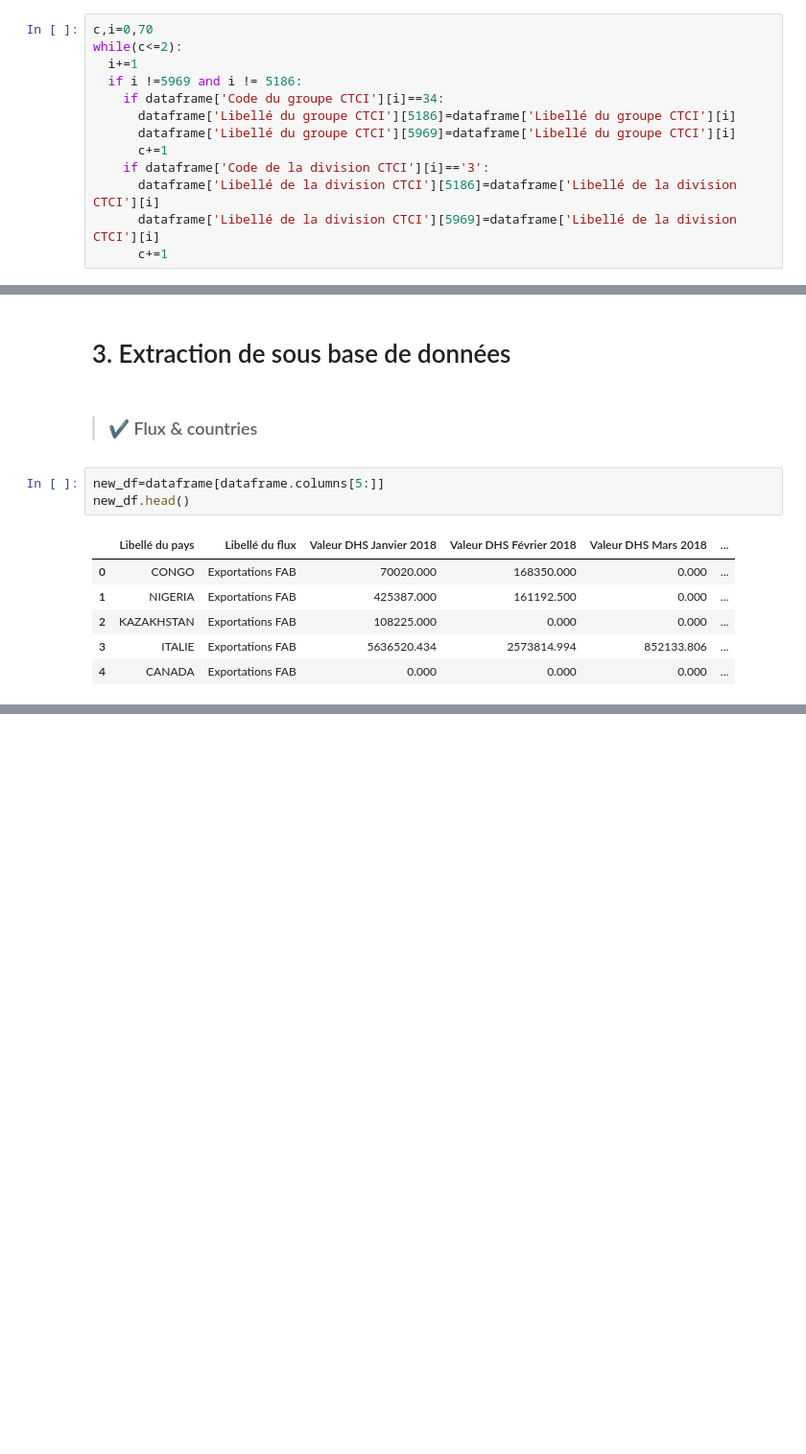
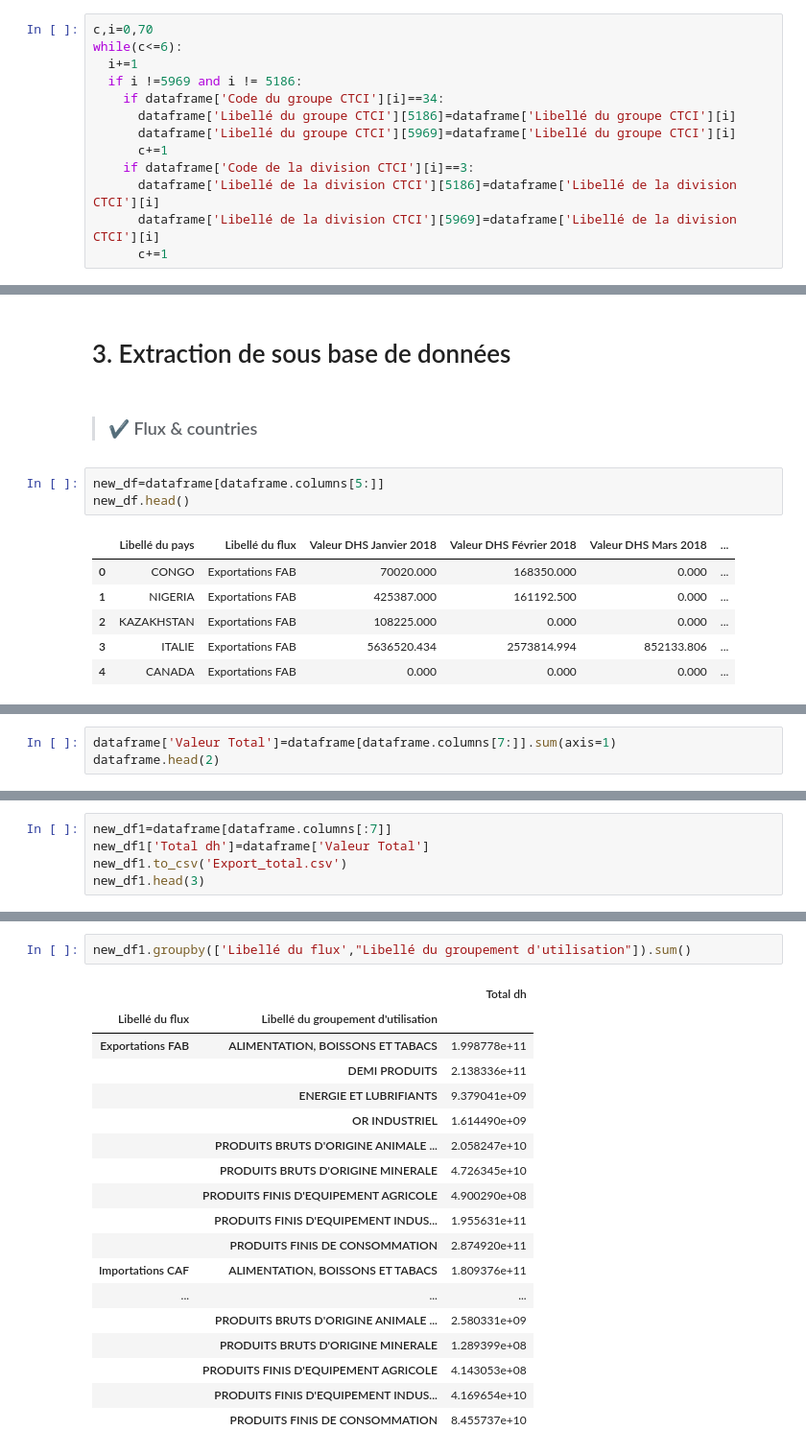
Before and after one commit to Hamid-abdellaoui/Morocco_Exchange_VIZ, a Jupyter notebook: Data/Data_prep.ipynb, the cells around one changed output, grey strips where cells are left out. Shown: that part at 96% size. Saved outputs shown, nothing was run; the diff lists cells and outputs as text; blank space fills up the shorter version.

Commit message:
updating notebook and uploading new dataframes

```diff
--- a/Data/Data_prep.ipynb
+++ b/Data/Data_prep.ipynb
@@ -82,14 +82,14 @@ nan 3
  nan 3
 # %%
 c,i=0,70
-while(c<=2):
+while(c<=6):
   i+=1
   if i !=5969 and i != 5186:
     if dataframe['Code du groupe CTCI'][i]==34:
       dataframe['Libellé du groupe CTCI'][5186]=dataframe['Libellé du groupe CTCI'][i]
       dataframe['Libellé du groupe CTCI'][5969]=dataframe['Libellé du groupe CTCI'][i]
       c+=1
-    if dataframe['Code de la division CTCI'][i]=='3':
+    if dataframe['Code de la division CTCI'][i]==3:
       dataframe['Libellé de la division CTCI'][5186]=dataframe['Libellé de la division CTCI'][i]
       dataframe['Libellé de la division CTCI'][5969]=dataframe['Libellé de la division CTCI'][i]
       c+=1
@@ -167,0 +178,3 @@ flux.head()
+# %%
+dataframe['Valeur Total']=dataframe[dataframe.columns[7:]].sum(axis=1)
+dataframe.head(2)
@@ -167,0 +185,5 @@ flux.head()
+# %%
+new_df1=dataframe[dataframe.columns[:7]]
+new_df1['Total dh']=dataframe['Valeur Total']
+new_df1.to_csv('Export_total.csv')
+new_df1.head(3)
@@ -167,0 +230,21 @@ flux.head()
+# %%
+new_df1.groupby(['Libellé du flux',"Libellé du groupement d'utilisation"]).sum()
+# %% [output]
+|  |  | Total dh |
+| Libellé du flux | Libellé du groupement d'utilisation |  |
+| Exportations FAB | ALIMENTATION, BOISSONS ET TABACS | 1.998778e+11 |
+|  | DEMI PRODUITS | 2.138336e+11 |
+|  | ENERGIE ET LUBRIFIANTS | 9.379041e+09 |
+|  | OR INDUSTRIEL | 1.614490e+09 |
+|  | PRODUITS BRUTS D'ORIGINE ANIMALE ... | 2.058247e+10 |
+|  | PRODUITS BRUTS D'ORIGINE MINERALE | 4.726345e+10 |
+|  | PRODUITS FINIS D'EQUIPEMENT AGRICOLE | 4.900290e+08 |
+|  | PRODUITS FINIS D'EQUIPEMENT INDUS... | 1.955631e+11 |
+|  | PRODUITS FINIS DE CONSOMMATION | 2.874920e+11 |
+| Importations CAF | ALIMENTATION, BOISSONS ET TABACS | 1.809376e+11 |
+| ... | ... | ... |
+|  | PRODUITS BRUTS D'ORIGINE ANIMALE ... | 2.580331e+09 |
+|  | PRODUITS BRUTS D'ORIGINE MINERALE | 1.289399e+08 |
+|  | PRODUITS FINIS D'EQUIPEMENT AGRICOLE | 4.143053e+08 |
+|  | PRODUITS FINIS D'EQUIPEMENT INDUS... | 4.169654e+10 |
+|  | PRODUITS FINIS DE CONSOMMATION | 8.455737e+10 |
```
Also changed, not shown: parts of 15 cells of this notebook, 3 other files.
